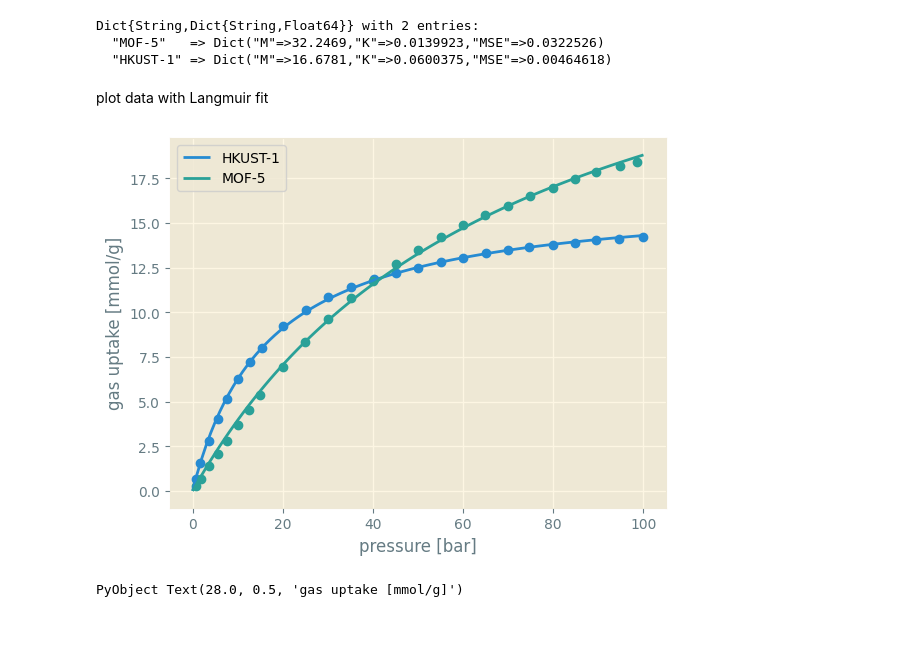
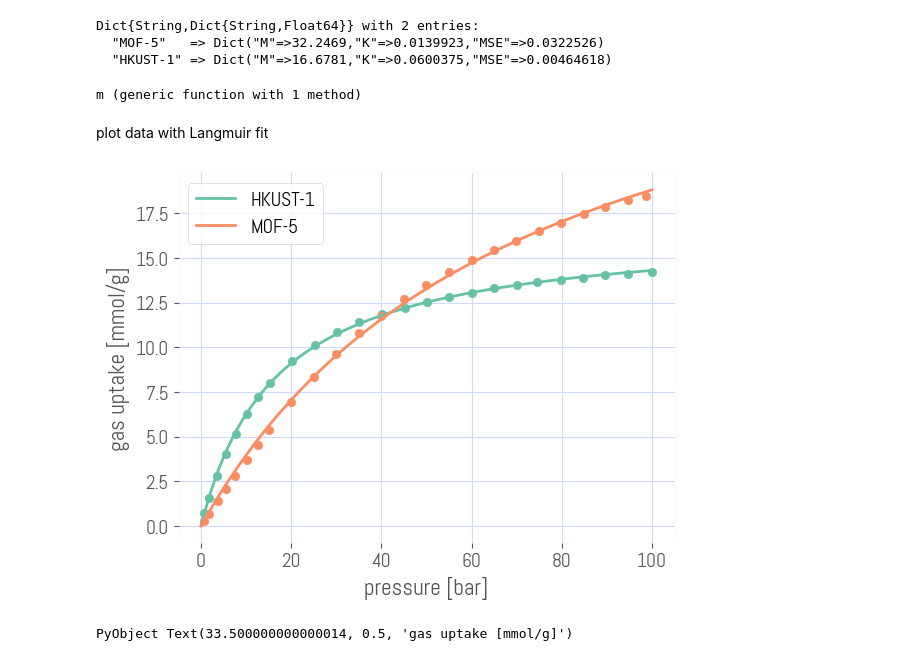
Before and after one commit to SimonEnsemble/nonlinear_sensing, a Jupyter notebook: one_d_sensing/1D sensing.ipynb, the cells around one changed output. Saved outputs shown, nothing was run; the diff lists cells and outputs as text; code cells hidden in the pictures; blank space fills up the shorter version.

Commit message:
fun plot

```diff
--- a/one_d_sensing/1D sensing.ipynb
+++ b/one_d_sensing/1D sensing.ipynb
@@ -1,4 +1,7 @@
 # %%
 using DataFrames, CSV, PyPlot, PorousMaterials
 
-PyPlot.matplotlib.style.use("Solarize_Light2")
+PyPlot.matplotlib.font_manager.fontManager.addfont("Abel-Regular.ttf")
+PyPlot.matplotlib.style.use("grandbudapest.mplstyle")
+
+plot()
@@ -28,18 +34,22 @@ params = Dict(mof => fit_adsorption_isotherm(df[mof], Symbol("P(bar)"), :N_mmol_
 Dict{String,Dict{String,Float64}} with 2 entries:
   "MOF-5"   => Dict("M"=>32.2469,"K"=>0.0139923,"MSE"=>0.0322526)
   "HKUST-1" => Dict("M"=>16.6781,"K"=>0.0600375,"MSE"=>0.00464618)
+# %%
+m(p::Float64, mof::String) = params[mof]["M"] * params[mof]["K"] * p ./ (1 .+ params[mof]["K"] * p)
+# %% [output]
+m (generic function with 1 method)
 # %% [markdown]
 plot data with Langmuir fit
 # %%
 figure()
 p = range(0.0, 100.0, length=100)
 for mof in mofs
     scatter(df[mof][:, Symbol("P(bar)")], df[mof][:, :N_mmol_g])
-    plot(p, params[mof]["M"] * params[mof]["K"] * p ./ (1 .+ params[mof]["K"] * p), label=mof)
+    plot(p, m.(p, mof), label=mof)
 end
 legend()
 xlabel("pressure [bar]")
 ylabel("gas uptake [mmol/g]")
 # %% [output]
-[figure, old version]
+[figure, new version]
-PyObject Text(28.0, 0.5, 'gas uptake [mmol/g]')
+PyObject Text(33.500000000000014, 0.5, 'gas uptake [mmol/g]')
```
Also changed, not shown: parts of 3 cells of this notebook, 2 other files.
